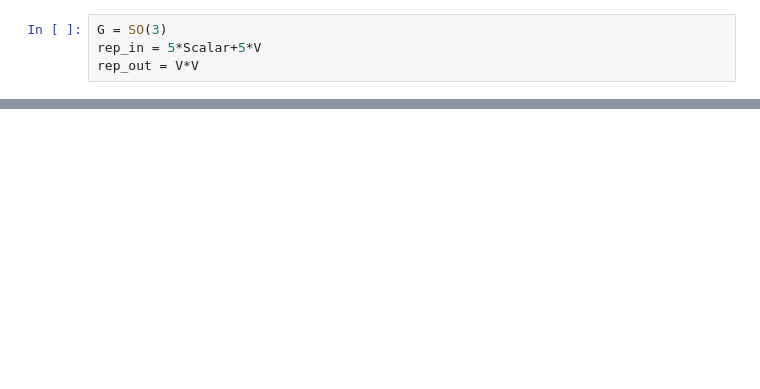
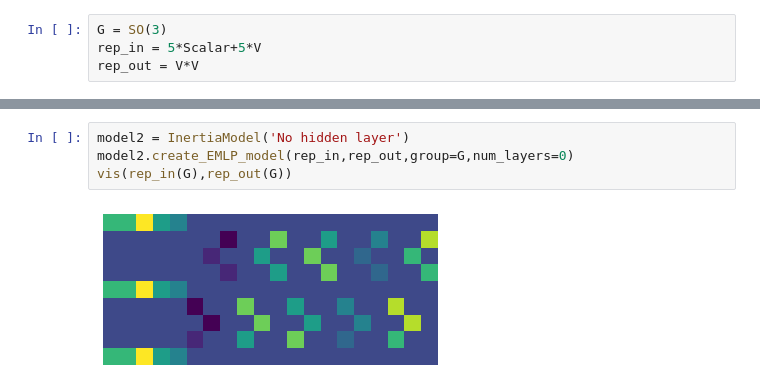
Before and after one commit to QB-TA/HolographicFlow, a Jupyter notebook: Testing_new_packages/Testing_EMLP.ipynb, the cells around one changed output, grey strips where cells are left out. Drawn from its saved outputs; the diff is of its cells as text; blank space fills up the shorter version.

```diff
--- a/Testing_new_packages/Testing_EMLP.ipynb
+++ b/Testing_new_packages/Testing_EMLP.ipynb
@@ -103,0 +115,6 @@ model1.plot()
+# %%
+model2 = InertiaModel('No hidden layer')
+model2.create_EMLP_model(rep_in,rep_out,group=G,num_layers=0)
+vis(rep_in(G),rep_out(G))
+# %% [output]
+[figure, added]
```
Also changed, not shown: parts of 16 cells of this notebook.
